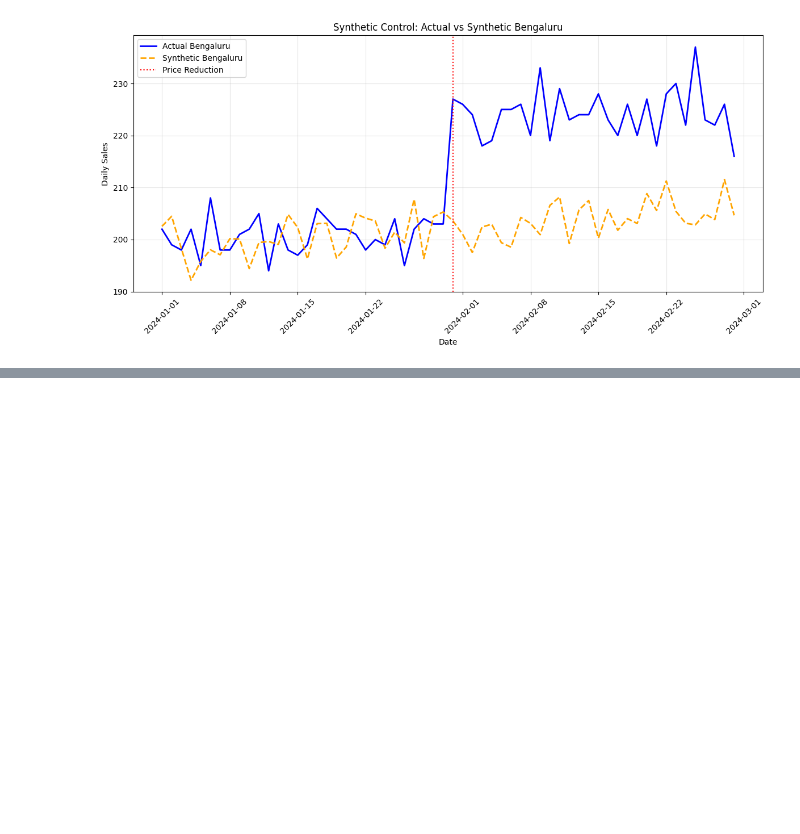
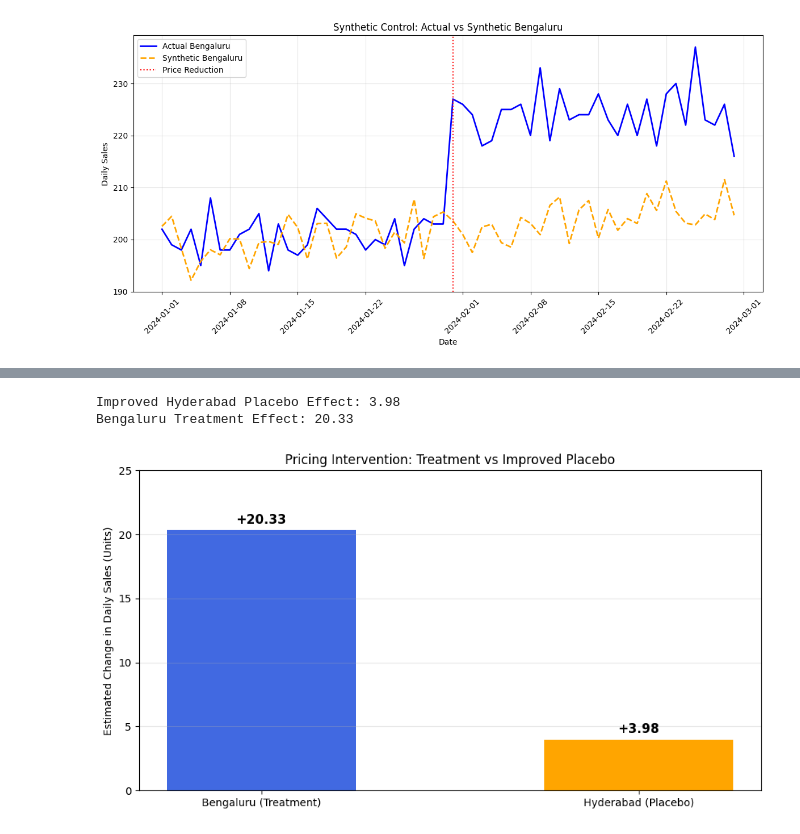
Before and after one commit to ShrinidhiUshetty/algorithmic-pricing-analysis, a Jupyter notebook: notebooks/02_causal_inference.ipynb, the cells around one changed output, grey strips where cells are left out. Drawn from its saved outputs; the diff is of its cells as text; code cells hidden in the pictures; blank space fills up the shorter version.

```diff
--- a/notebooks/02_causal_inference.ipynb
+++ b/notebooks/02_causal_inference.ipynb
@@ -457,0 +668,67 @@ plt.show()
+# %%
+# Predict Hyderabad for all 60 days
+sales_pivot["Improved_Synthetic_Hyderabad"] = (
+    placebo_model.predict(sales_pivot[["Chennai", "Pune"]])
+)
+
+# Calculate actual minus predicted sales
+sales_pivot["Hyderabad_Gap"] = (
+    sales_pivot["Hyderabad"]
+    - sales_pivot["Improved_Synthetic_Hyderabad"]
+)
+
+# Separate before and after periods
+pre_gap = sales_pivot.loc[
+    sales_pivot.index < "2024-01-31",
+    "Hyderabad_Gap"
+]
+
+post_gap = sales_pivot.loc[
+    sales_pivot.index >= "2024-01-31",
+    "Hyderabad_Gap"
+]
+
+# Estimate change in the placebo gap
+improved_placebo_effect = post_gap.mean() - pre_gap.mean()
+
+print("Improved Hyderabad Placebo Effect:",
+      round(improved_placebo_effect, 2))
+
+print("Bengaluru Treatment Effect:",
+      round(average_effect, 2))
+# %% [output]
+Improved Hyderabad Placebo Effect: 3.98
+Bengaluru Treatment Effect: 20.33
+# %%
+import matplotlib.pyplot as plt
+
+regions = ["Bengaluru (Treatment)", "Hyderabad (Placebo)"]
+effects = [average_effect, improved_placebo_effect]
+
+plt.figure(figsize=(9, 5))
+
+bars = plt.bar(
+    regions,
+    effects,
+    color=["royalblue", "orange"],
+    width=0.5
+)
+
+for bar, effect in zip(bars, effects):
+    plt.text(
+        bar.get_x() + bar.get_width() / 2,
+        bar.get_height() + 0.5,
+        f"+{effect:.2f}",
+        ha="center",
+        fontsize=12,
+        fontweight="bold"
+    )
+
+plt.title("Pricing Intervention: Treatment vs Improved Placebo")
+plt.ylabel("Estimated Change in Daily Sales (Units)")
+plt.ylim(0, 25)
+plt.grid(axis="y", alpha=0.3)
+plt.tight_layout()
+plt.show()
+# %% [output]
+[figure, added]
```
Also changed, not shown: parts of 8 cells of this notebook.
